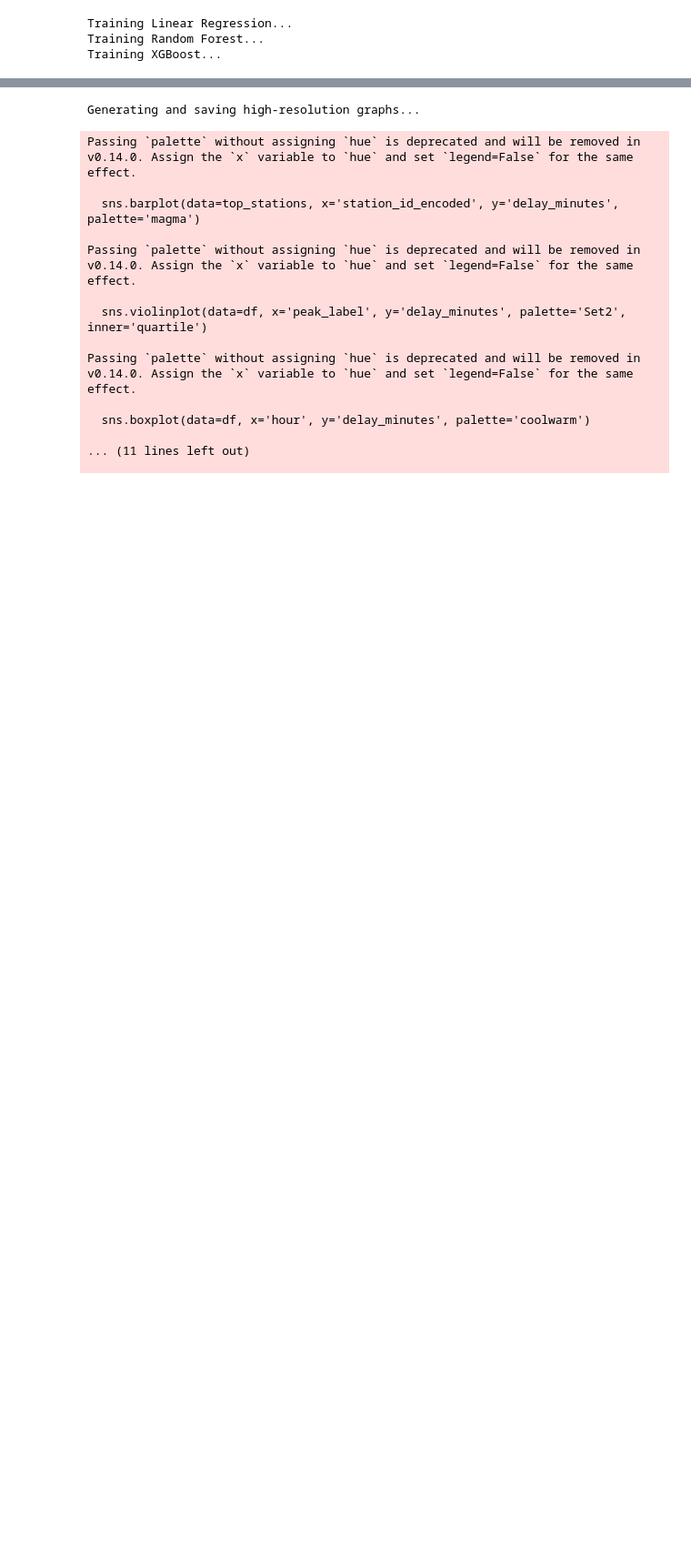
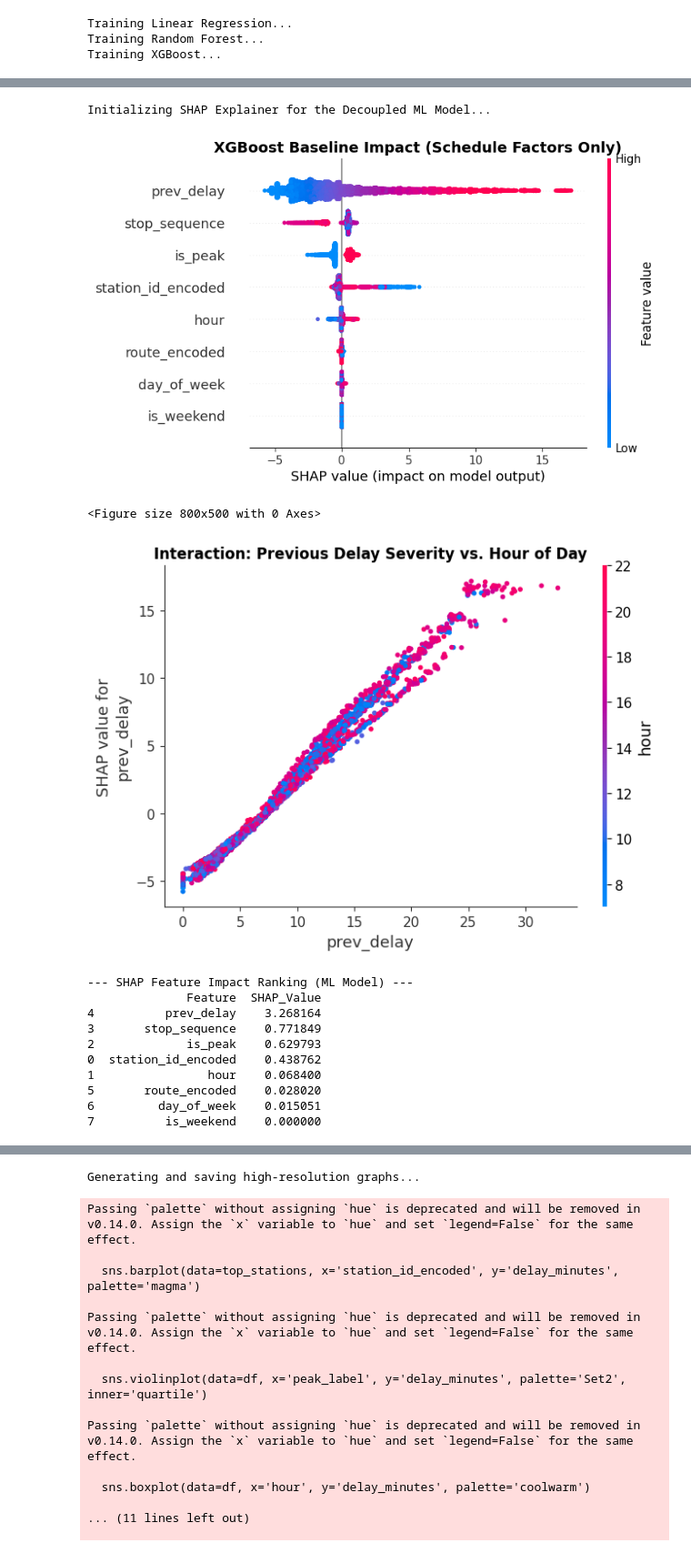
Before and after one commit to ahana4banerjee/metro-delay-prediction, a Jupyter notebook: notebooks/model_building.ipynb, the cells around one changed output, grey strips where cells are left out. Shown at 91% size. Drawn from its saved outputs; the diff is of its cells as text; code cells hidden in the pictures; blank space fills up the shorter version.

Commit message:
feat: upgrade metro delay prediction framework toward research-grade hybrid system

```diff
--- a/notebooks/model_building.ipynb
+++ b/notebooks/model_building.ipynb
@@ -244,0 +283,51 @@ Pipeline complete! All models saved and reports generated.
+# %%
+# ==========================================
+# PART 6: EXPLAINABILITY (SHAP INTERPRETATION)
+# ==========================================
+import shap
+import matplotlib.pyplot as plt
+
+print("Initializing SHAP Explainer for the Decoupled ML Model...")
+
+# 1. Initialize Explainer
+explainer = shap.TreeExplainer(xgb_model)
+# Calculate SHAP values (X_test_scaled already contains only base_features)
+shap_values = explainer.shap_values(X_test_scaled)
+
+# 2. Summary Plot (The "Big Picture" of the Schedule)
+plt.figure(figsize=(10, 6))
+# CRITICAL FIX: Pass ONLY the base_features to match the model's knowledge
+shap.summary_plot(shap_values, X_test_unscaled[base_features], feature_names=base_features, show=False)
+plt.title("XGBoost Baseline Impact (Schedule Factors Only)", fontsize=14, fontweight='bold')
+plt.savefig('../reports/figures/shap_summary_plot_base.png', dpi=300, bbox_inches='tight')
+plt.show()
+
+# 3. Dependence Plot: Previous Delay vs. Hour of Day
+# Since XGBoost doesn't see weather, we analyze how the time of day affects delay propagation
+plt.figure(figsize=(8, 5))
+shap.dependence_plot("prev_delay", shap_values, X_test_unscaled[base_features],
+                     feature_names=base_features, interaction_index="hour", show=False)
+plt.title("Interaction: Previous Delay Severity vs. Hour of Day", fontweight='bold')
+plt.savefig('../reports/figures/shap_dependence_prev_delay.png', dpi=300, bbox_inches='tight')
+plt.show()
+
+# 4. Feature Importance Summary for Report
+shap_importance = pd.DataFrame(list(zip(base_features, np.abs(shap_values).mean(0))),
+                               columns=['Feature', 'SHAP_Value']).sort_values('SHAP_Value', ascending=False)
+print("\n--- SHAP Feature Impact Ranking (ML Model) ---")
+print(shap_importance)
+# %% [output]
+Initializing SHAP Explainer for the Decoupled ML Model...
+[figure, added]
+<Figure size 800x500 with 0 Axes>
+[figure, added]
+--- SHAP Feature Impact Ranking (ML Model) ---
+              Feature  SHAP_Value
+4          prev_delay    3.268164
+3       stop_sequence    0.771849
+2             is_peak    0.629793
+0  station_id_encoded    0.438762
+1                hour    0.068400
+5       route_encoded    0.028020
+6         day_of_week    0.015051
+7          is_weekend    0.000000
```
Also changed, not shown: parts of 7 cells of this notebook, 34 other files.
